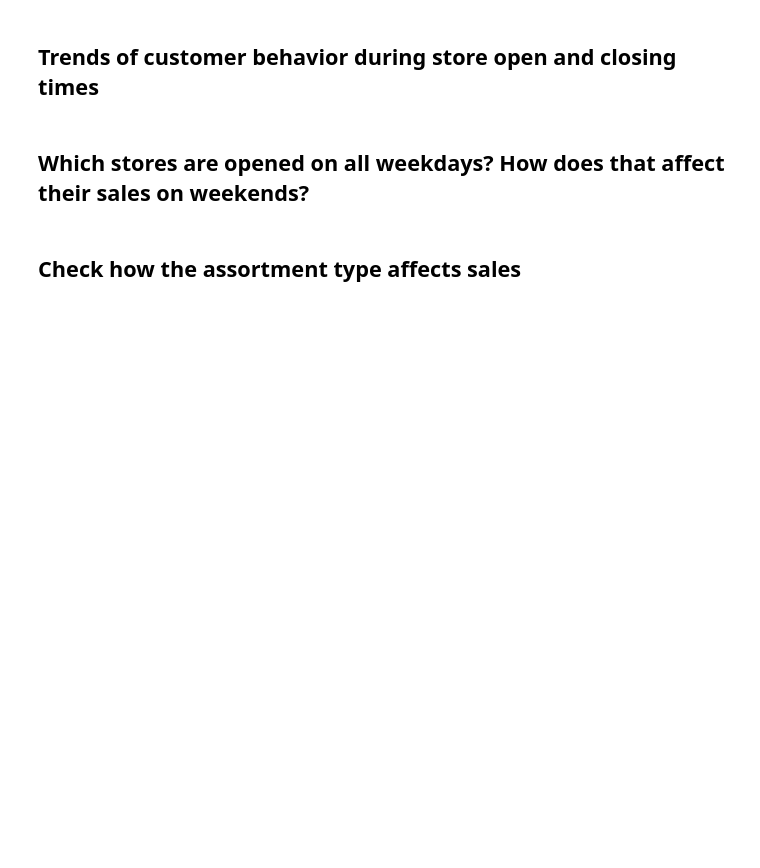
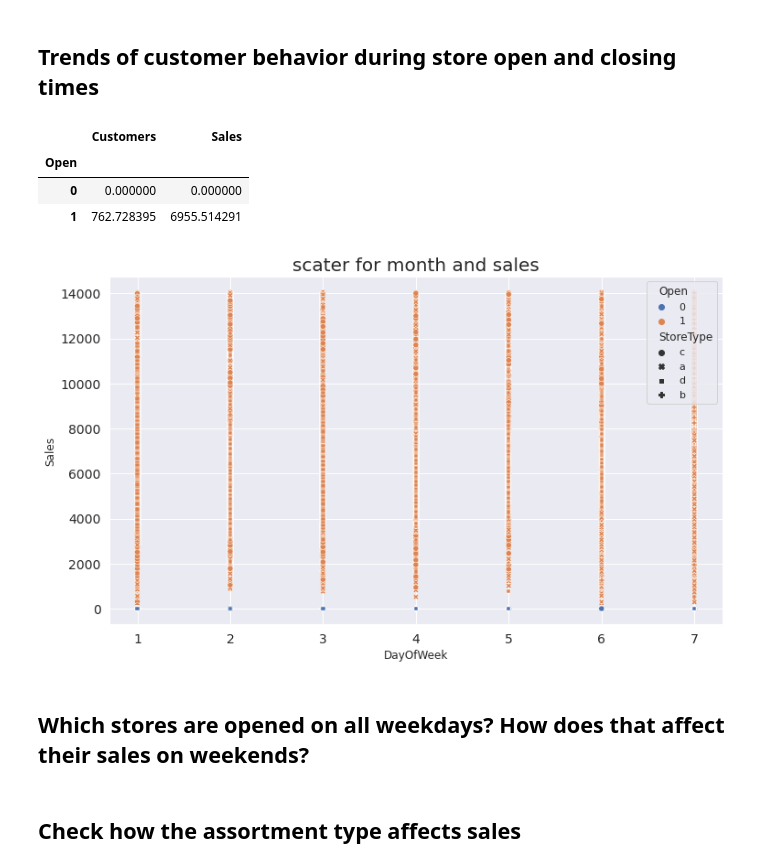
Before and after one commit to abel-blue/pharmaceutical-sales-prediction, a Jupyter notebook: notebooks/data_exploration.ipynb, the cells around one changed output. Saved outputs shown, nothing was run; the diff lists cells and outputs as text; code cells hidden in the pictures; blank space fills up the shorter version.

Commit message:
added customer behaviour on open and closeing of stores

```diff
--- a/notebooks/data_exploration.ipynb
+++ b/notebooks/data_exploration.ipynb
@@ -259,2 +259,10 @@ exploration.plot_scatter(train_store, 'Customers','Sales', 'scater for month and
 # %% [markdown]
 ## Trends of customer behavior during store open and closing times
+# %%
+customer_behaviour = train_data.groupby('Open').agg({'Customers':'mean','Sales':'mean'})
+customer_behaviour.head()
+# %% [output]
+|  | Customers | Sales |
+| Open |  |  |
+| 0 | 0.000000 | 0.000000 |
+| 1 | 762.728395 | 6955.514291 |
@@ -261,3 +271,7 @@ exploration.plot_scatter(train_store, 'Customers','Sales', 'scater for month and
+# %%
+exploration.plot_scatter(train_store, 'DayOfWeek','Sales', 'scater for month and sales', 'Open', 'StoreType')
+# %% [output]
+[figure, added]
 # %% [markdown]
 ## Which stores are opened on all weekdays? How does that affect their sales on weekends?
 # %% [markdown]
```
Also changed, not shown: parts of 21 cells of this notebook.
